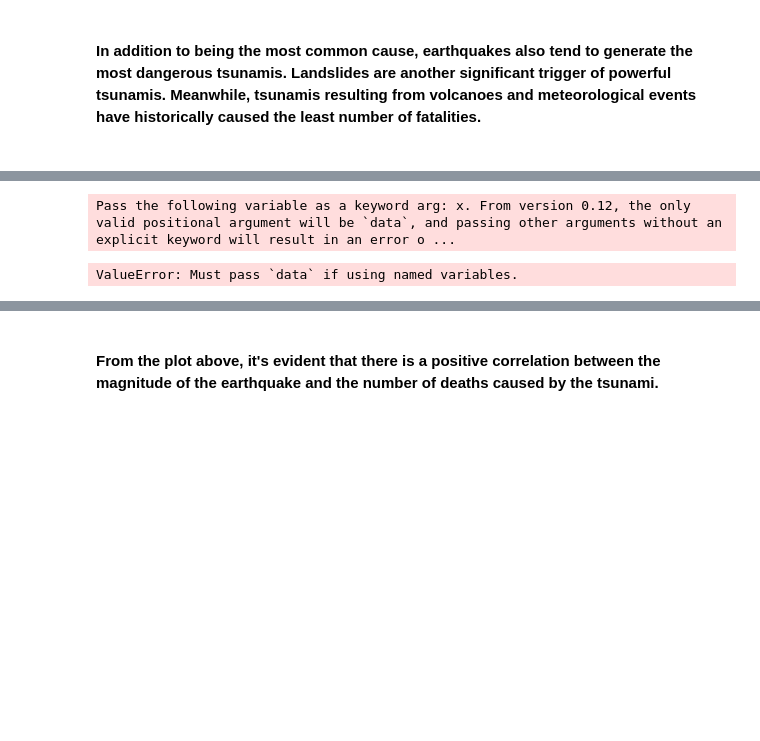
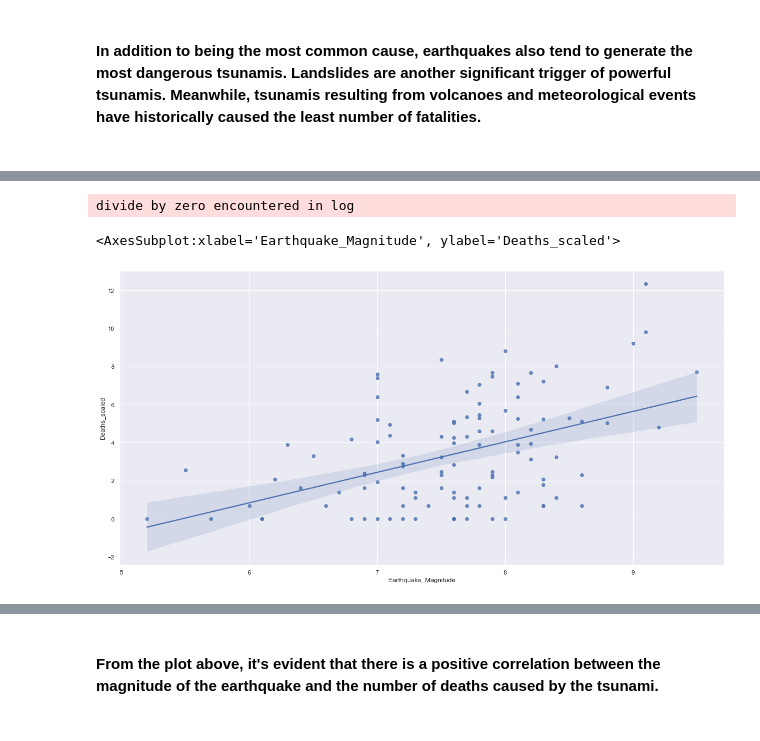
Before and after one commit to Mobrant/Tsunami, a Jupyter notebook: Tsunami analysis.ipynb, the cells around one changed output, grey strips where cells are left out. Drawn from its saved outputs; the diff is of its cells as text; code cells hidden in the pictures; blank space fills up the shorter version.

Commit message:
changing to regplot

```diff
--- a/Tsunami analysis.ipynb
+++ b/Tsunami analysis.ipynb
@@ -390,7 +390,9 @@ fig.show()
 # %% [output]
 [interactive output not drawn]
 # %%
-sns.regplot(df[df.Deaths>0], x="Earthquake_Magnitude", y="Deaths",logx=True)
+df['Deaths_scaled']=np.log(df['Deaths'])
+sns.regplot(data=df[df.Deaths>0], x="Earthquake_Magnitude", y="Deaths_scaled")
 # %% [output]
-Pass the following variable as a keyword arg: x. From version 0.12, the only valid positional argument will be `data`, and passing other arguments without an explicit keyword will result in an error o ...
+divide by zero encountered in log
-ValueError: Must pass `data` if using named variables.
+<AxesSubplot:xlabel='Earthquake_Magnitude', ylabel='Deaths_scaled'>
+[figure, added]
```
Also changed, not shown: parts of 1 cell of this notebook.
